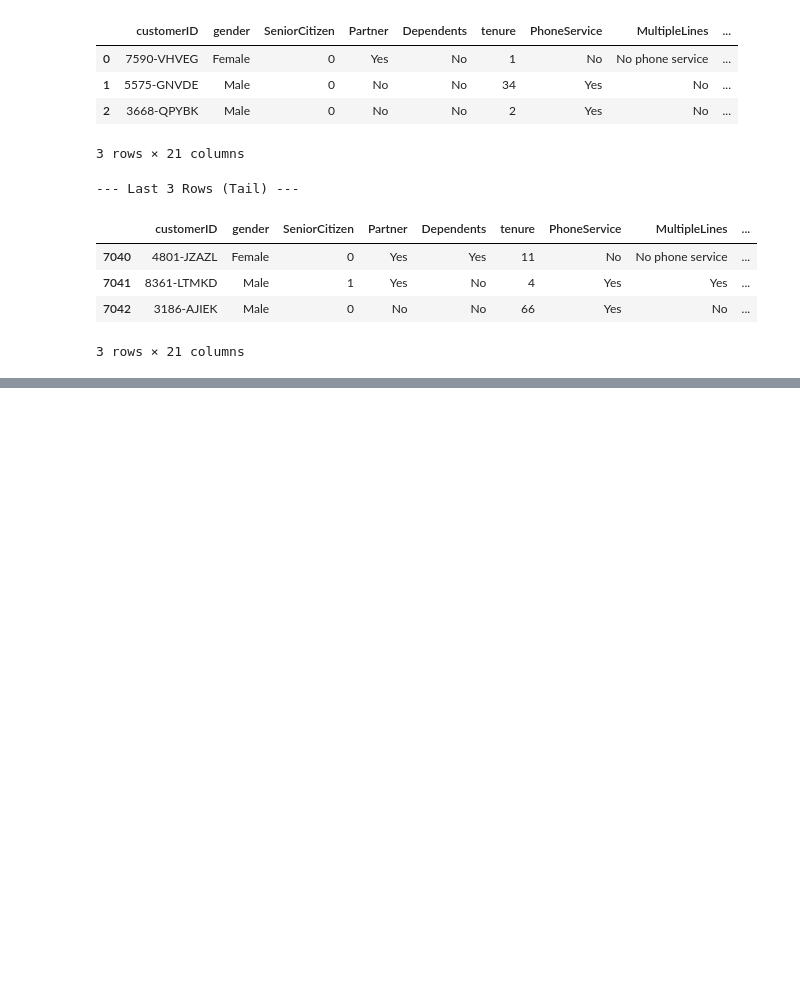
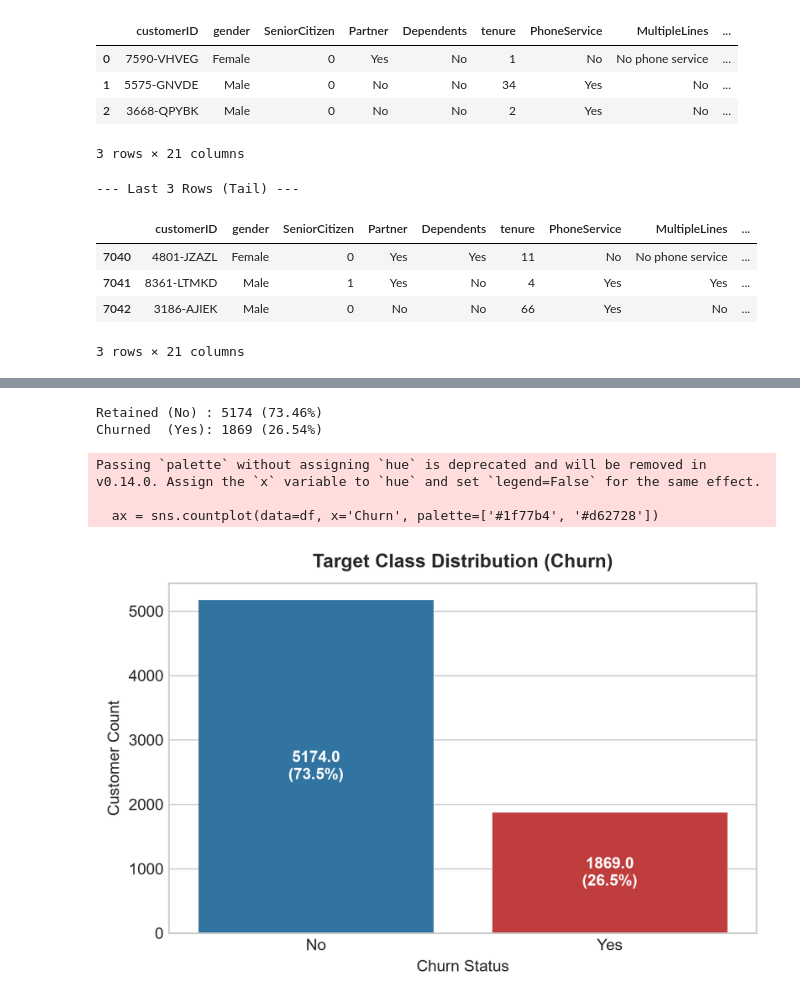
Before and after one commit to kwekumorgan/telco_churn_project, a Jupyter notebook: notebooks/01_data_understanding_and_exploration.ipynb, the cells around one changed output, grey strips where cells are left out. Saved outputs shown, nothing was run; the diff lists cells and outputs as text; code cells hidden in the pictures; blank space fills up the shorter version.

```diff
--- a/notebooks/01_data_understanding_and_exploration.ipynb
+++ b/notebooks/01_data_understanding_and_exploration.ipynb
@@ -53,0 +88,31 @@ Name: count, dtype: int64
+# %%
+# Count and Percentage Breakdown
+churn_counts = df['Churn'].value_counts()
+churn_pct = df['Churn'].value_counts(normalize=True) * 100
+
+print(f"Retained (No) : {churn_counts['No']} ({churn_pct['No']:.2f}%)")
+print(f"Churned  (Yes): {churn_counts['Yes']} ({churn_pct['Yes']:.2f}%)")
+
+# Target Distribution Plot
+plt.figure(figsize=(6, 4))
+ax = sns.countplot(data=df, x='Churn', palette=['#1f77b4', '#d62728'])
+plt.title('Target Class Distribution (Churn)', fontsize=12, fontweight='bold', pad=10)
+plt.xlabel('Churn Status')
+plt.ylabel('Customer Count')
+
+for p in ax.patches:
+    height = p.get_height()
+    ax.annotate(f'{height}\n({height/len(df)*100:.1f}%)',
+                (p.get_x() + p.get_width() / 2., height / 2),
+                ha='center', va='center', color='white', fontweight='bold', fontsize=10)
+
+plt.tight_layout()
+plt.savefig('../plots/01_churn_distribution.png')
+plt.show()
+# %% [output]
+Retained (No) : 5174 (73.46%)
+Churned  (Yes): 1869 (26.54%)
+Passing `palette` without assigning `hue` is deprecated and will be removed in v0.14.0. Assign the `x` variable to `hue` and set `legend=False` for the same effect.
+
+  ax = sns.countplot(data=df, x='Churn', palette=['#1f77b4', '#d62728'])
+[figure, added]
```
Also changed, not shown: parts of 1 cell of this notebook.
